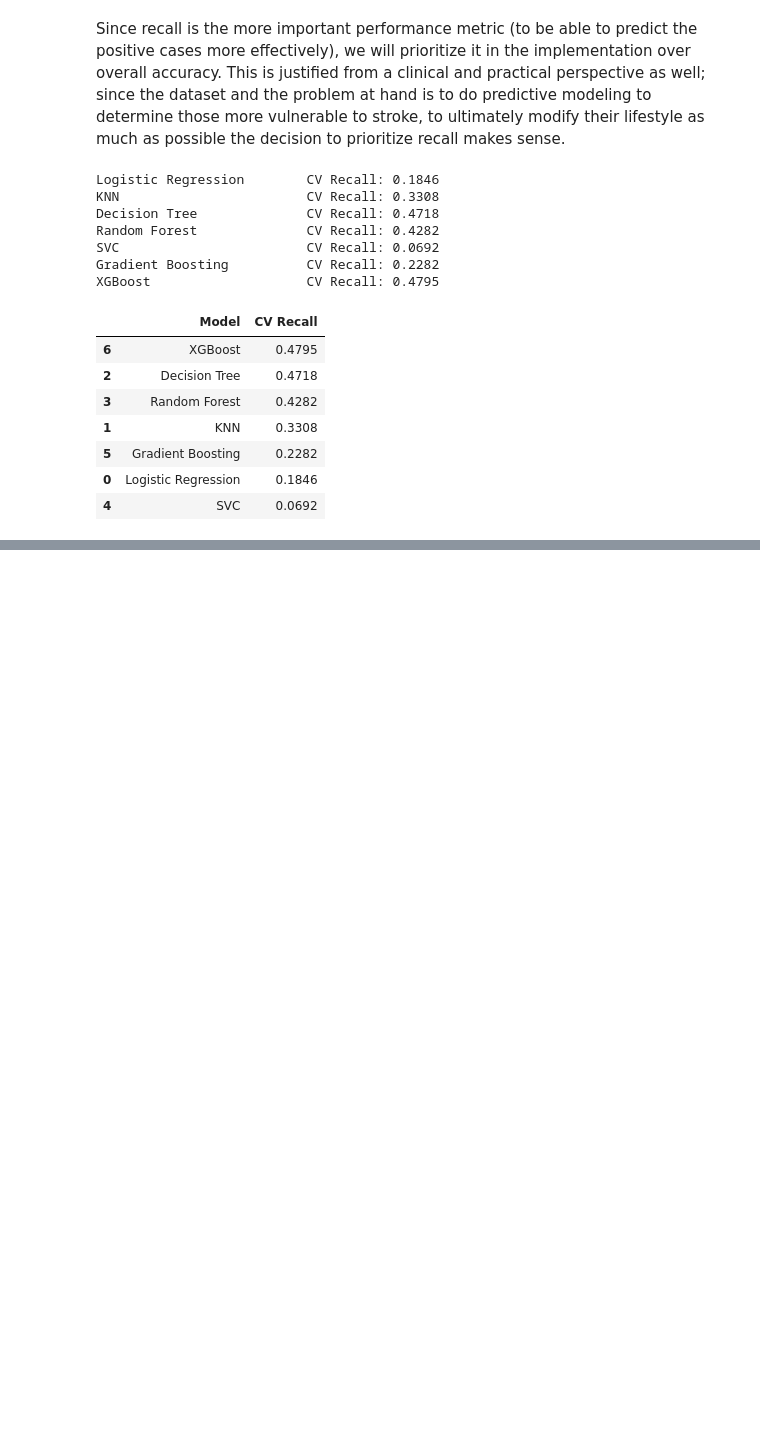
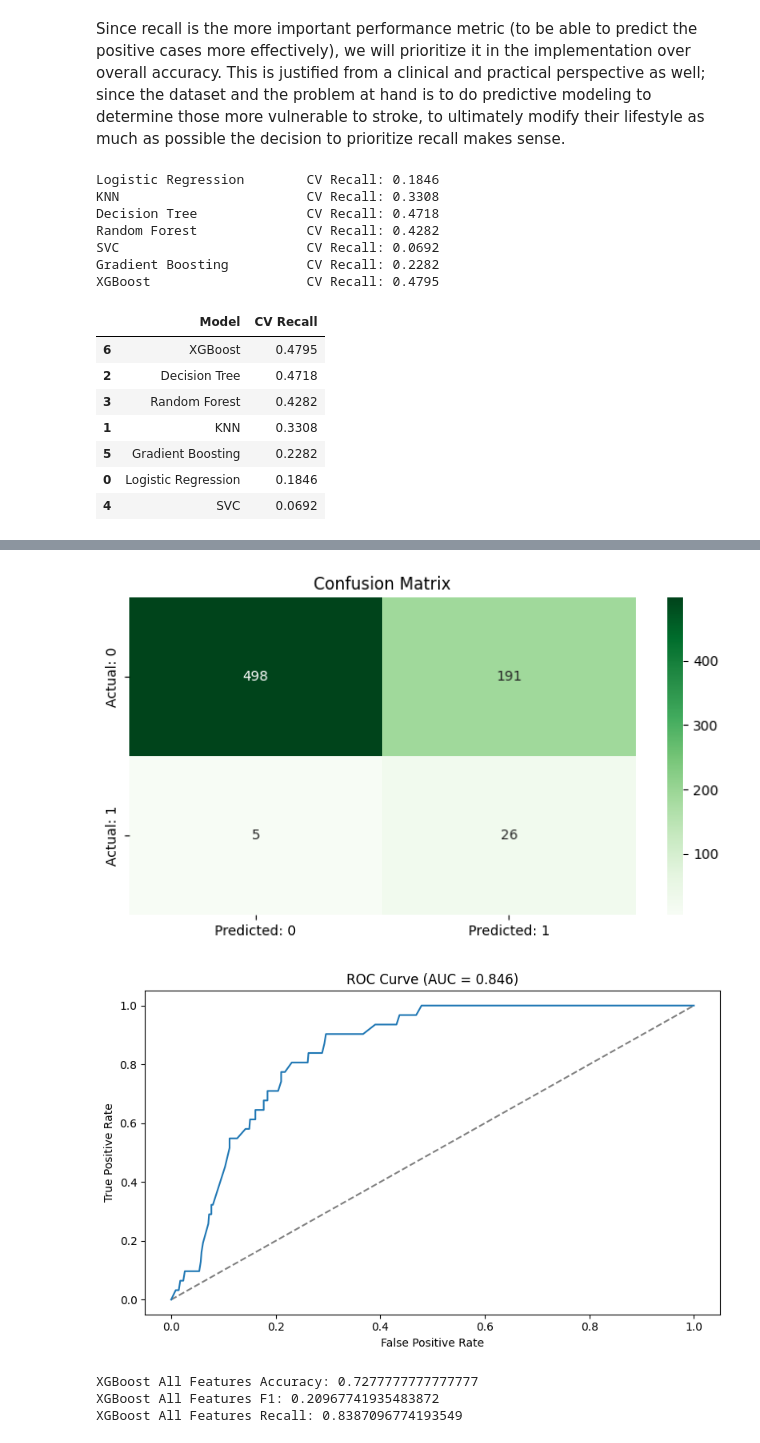
Before and after one commit to mtfattahpour/stroke-prediction, a Jupyter notebook: notebooks/models.ipynb, the cells around one changed output, grey strips where cells are left out. Drawn from its saved outputs; the diff is of its cells as text; code cells hidden in the pictures; blank space fills up the shorter version.

```diff
--- a/notebooks/models.ipynb
+++ b/notebooks/models.ipynb
@@ -195,0 +252,13 @@ XGBoost                    CV Recall: 0.4795
+# %%
+xgb_grid_mod = GridSearchCV(
+    estimator=XGBClassifier(random_state=42, eval_metric='logloss'),
+    param_grid=param_grid,
+    scoring='recall',
+    cv=5,
+    n_jobs=-1,
+)
+
+xgb_grid_mod.fit(
+    X_train_scaled_smote_modified,
+    y_train_smote
+)
@@ -195,0 +283,13 @@ XGBoost                    CV Recall: 0.4795
+# %%
+y_pred = xgb_grid_mod.predict(X_test_scaled_modified)
+plot_confusion_matrix(y_test, y_pred)
+plot_roc(xgb_grid_mod, X_test_scaled_modified, y_test)
+print(f"XGBoost All Features Accuracy: {accuracy_score(y_test, y_pred)}")
+print(f"XGBoost All Features F1: {f1_score(y_test, y_pred, labels=[1])}")
+print(f"XGBoost All Features Recall: {recall_score(y_test, y_pred, labels=[1])}")
+# %% [output]
+[figure, added]
+[figure, added]
+XGBoost All Features Accuracy: 0.7277777777777777
+XGBoost All Features F1: 0.20967741935483872
+XGBoost All Features Recall: 0.8387096774193549
```
Also changed, not shown: parts of 14 cells of this notebook.
